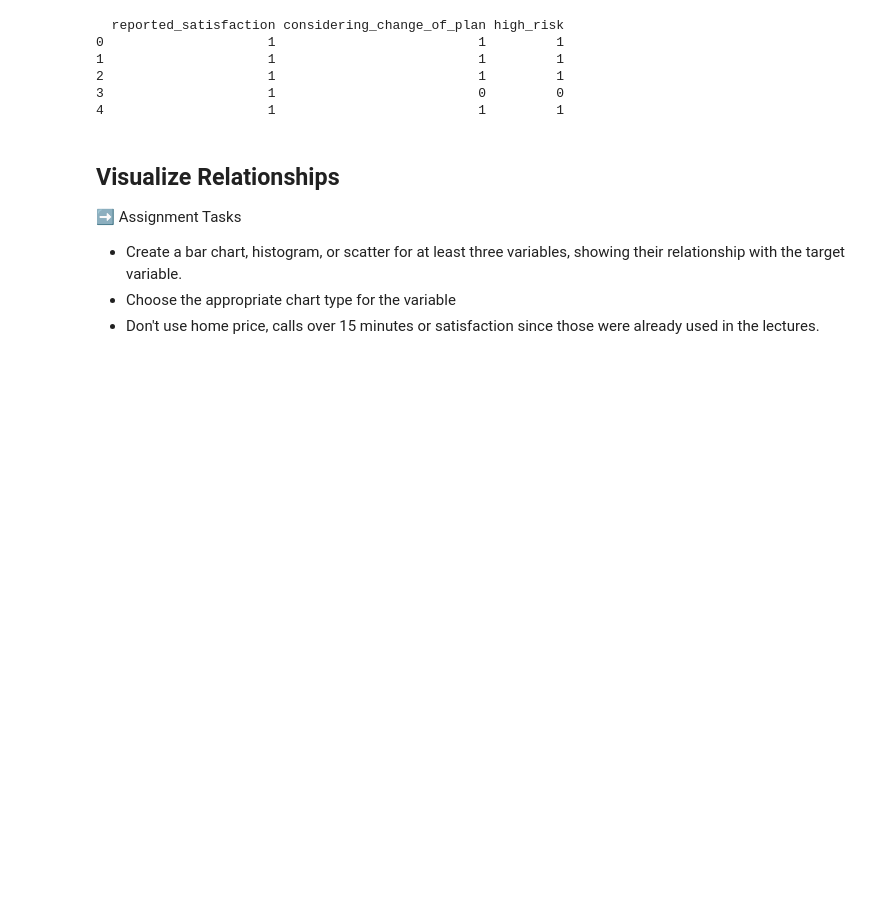
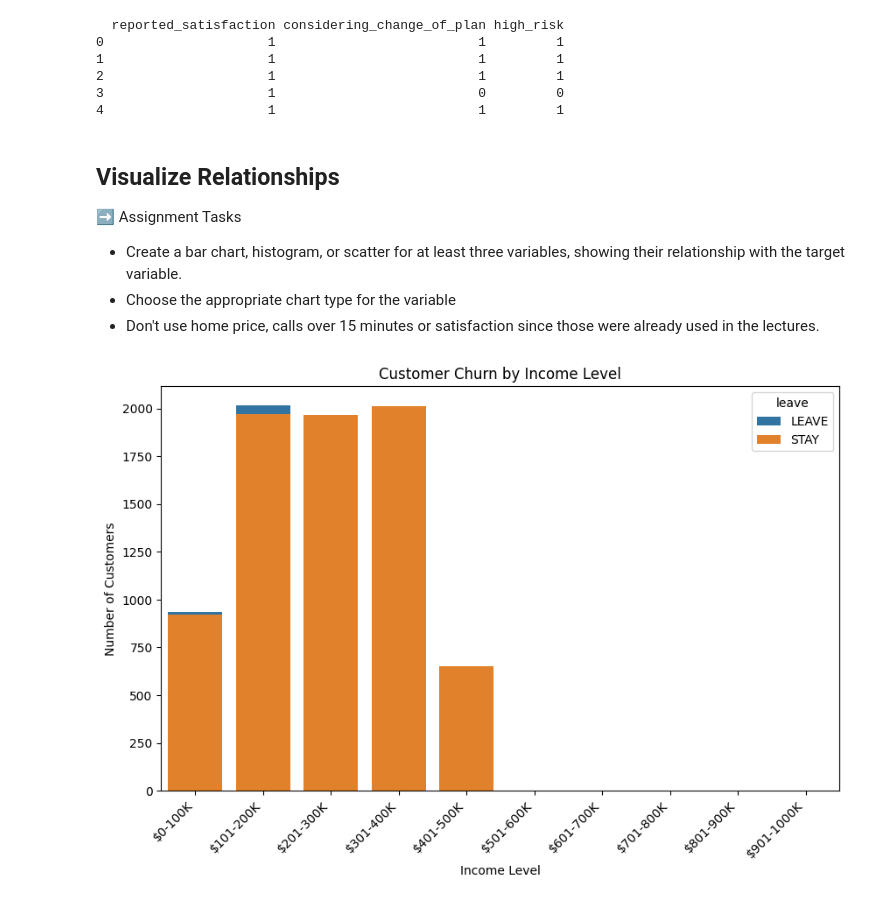
Before and after one commit to matiasarmesto/businessanalytics, a Jupyter notebook: Labs/Scripts/lab_08_megatelco_data_prep.ipynb, the cells around one changed output. Drawn from its saved outputs; the diff is of its cells as text; code cells hidden in the pictures; blank space fills up the shorter version.

```diff
--- a/Labs/Scripts/lab_08_megatelco_data_prep.ipynb
+++ b/Labs/Scripts/lab_08_megatelco_data_prep.ipynb
@@ -282,0 +274,11 @@ print(df_clean[['reported_satisfaction', 'considering_change_of_plan', 'high_ris
+# %%
+#chart 1: 'income_level' vs 'leave_flag'
+plt.figure(figsize=(10, 6))
+sns.countplot(x='income_level', hue='leave', data=df_clean)
+plt.title('Customer Churn by Income Level')
+plt.xlabel('Income Level')
+plt.ylabel('Number of Customers')
+plt.xticks(rotation=45, ha='right')  # Rotate x-axis labels for better readability
+plt.show()
+# %% [output]
+[figure, added]
```
Also changed, not shown: parts of 8 cells of this notebook.
